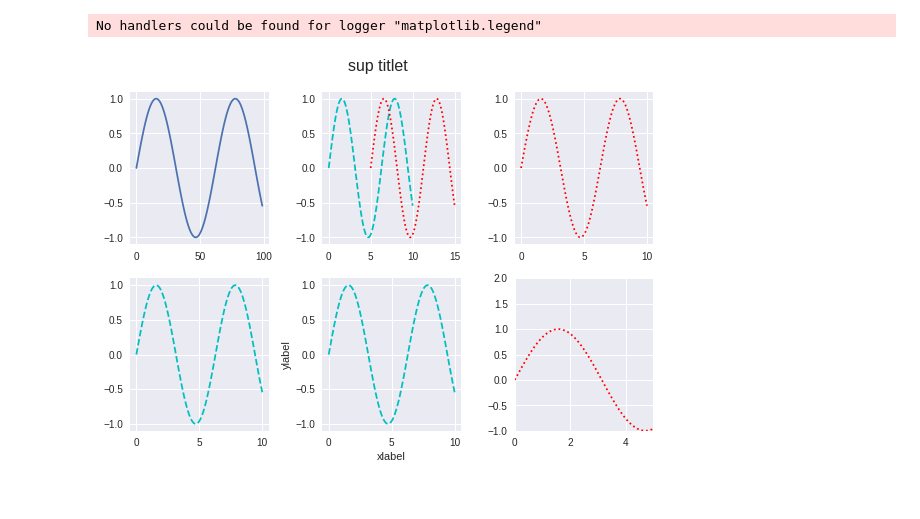
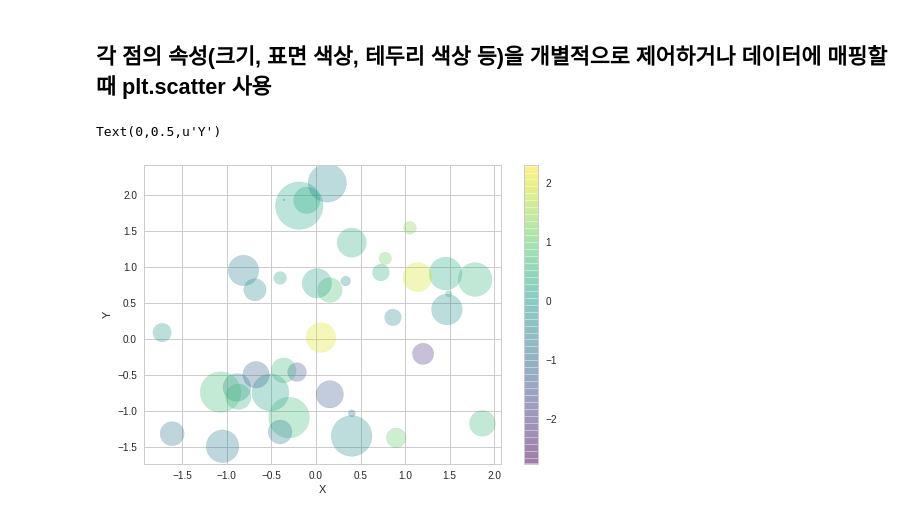
Before and after one commit to wonwooddo/MyPythonDictionary, a Jupyter notebook: matplotlib.ipynb, the cells around one changed output. Cells and saved outputs as stored; diff of their text form; code cells hidden in the pictures.

```diff
--- a/matplotlib.ipynb
+++ b/matplotlib.ipynb
@@ -24,16 +26,16 @@ plt.show()
-# %%
-fig, ax = plt.subplots(2, 3)
-fig.suptitle('sup titlet', x=0.5, y=1.05, fontsize=16)
-ax[0, 0].plot(np.sin(x))
-ax[0, 1].plot(x, np.sin(x), '--c'); ax[0, 1].plot(x+5, np.sin(x), ':r')
-ax[0, 2].plot(x, np.sin(x), ':r', label='sin(x)'); ax[0, 2].set
-
-ax[1, 0].plot(x, np.sin(x), '--c')
-ax[1, 1].plot(x, np.sin(x), '--c');ax[1, 1].set_xlabel("xlabel");ax[1, 1].set_ylabel("ylabel")
-ax[1, 2].plot(x, np.sin(x), ':r') ;ax[1, 2].set_xlim(0, 5); ax[1, 2].set_ylim(-1, 2)
-plt.tight_layout()
-plt.legend()
-plt.show()
-# %% [output]
-No handlers could be found for logger "matplotlib.legend"
-[figure, removed]
+# %% [markdown]
+## 각 점의 속성(크기, 표면 색상, 테두리 색상 등)을 개별적으로 제어하거나 데이터에 매핑할때 plt.scatter 사용
+# %%
+rng=np.random.RandomState(0)
+x=rng.randn(100)
+y=rng.randn(100)
+colors=rng.randn(100)
+sizes=1000 * rng.randn(100)
+
+plt.scatter(x, y, c=colors, s=sizes, alpha=0.3, cmap='viridis')
+plt.colorbar()
+plt.xlabel("X")
+plt.ylabel("Y")
+# %% [output]
+Text(0,0.5,u'Y')
+[figure, added]
```
Also changed, not shown: parts of 7 cells of this notebook.
